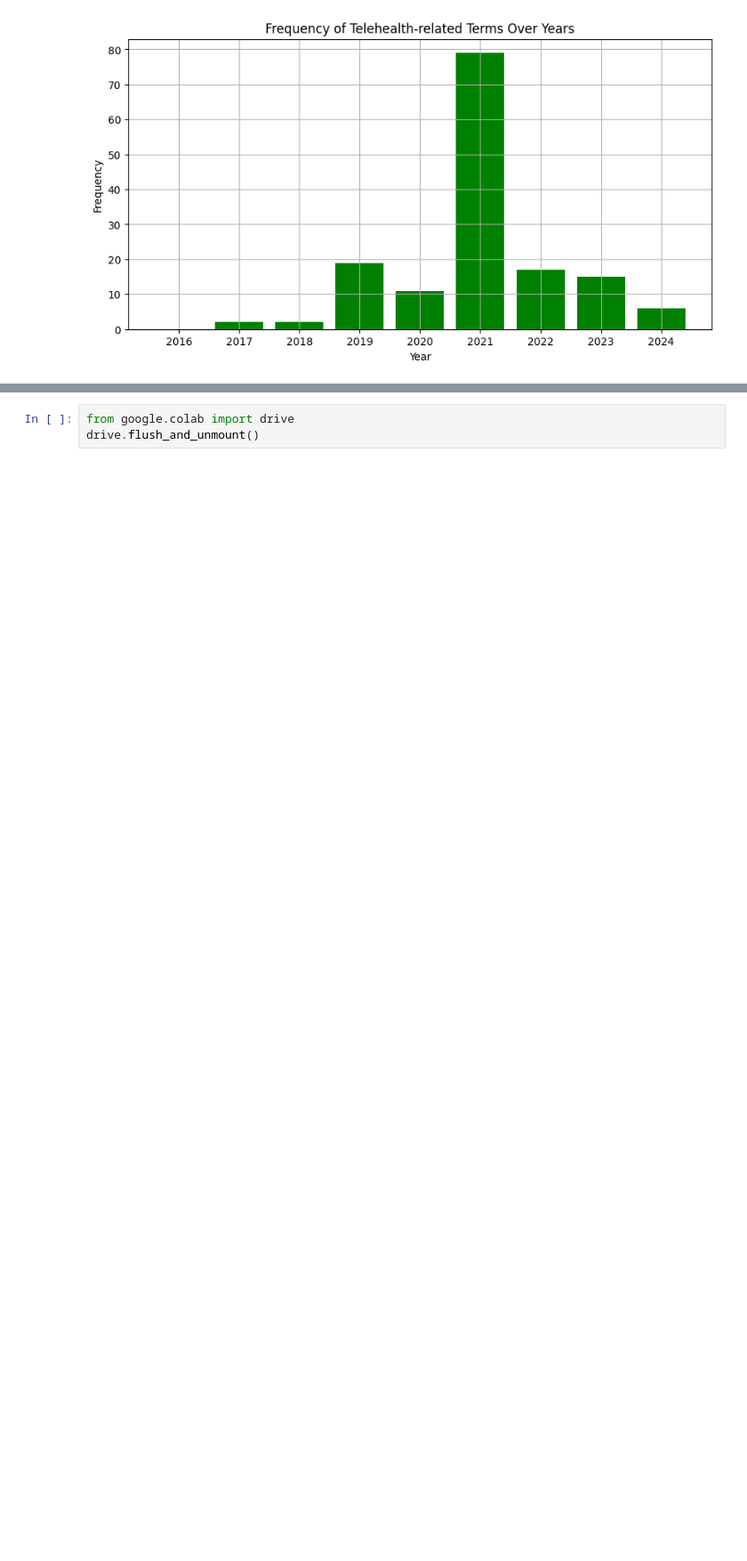
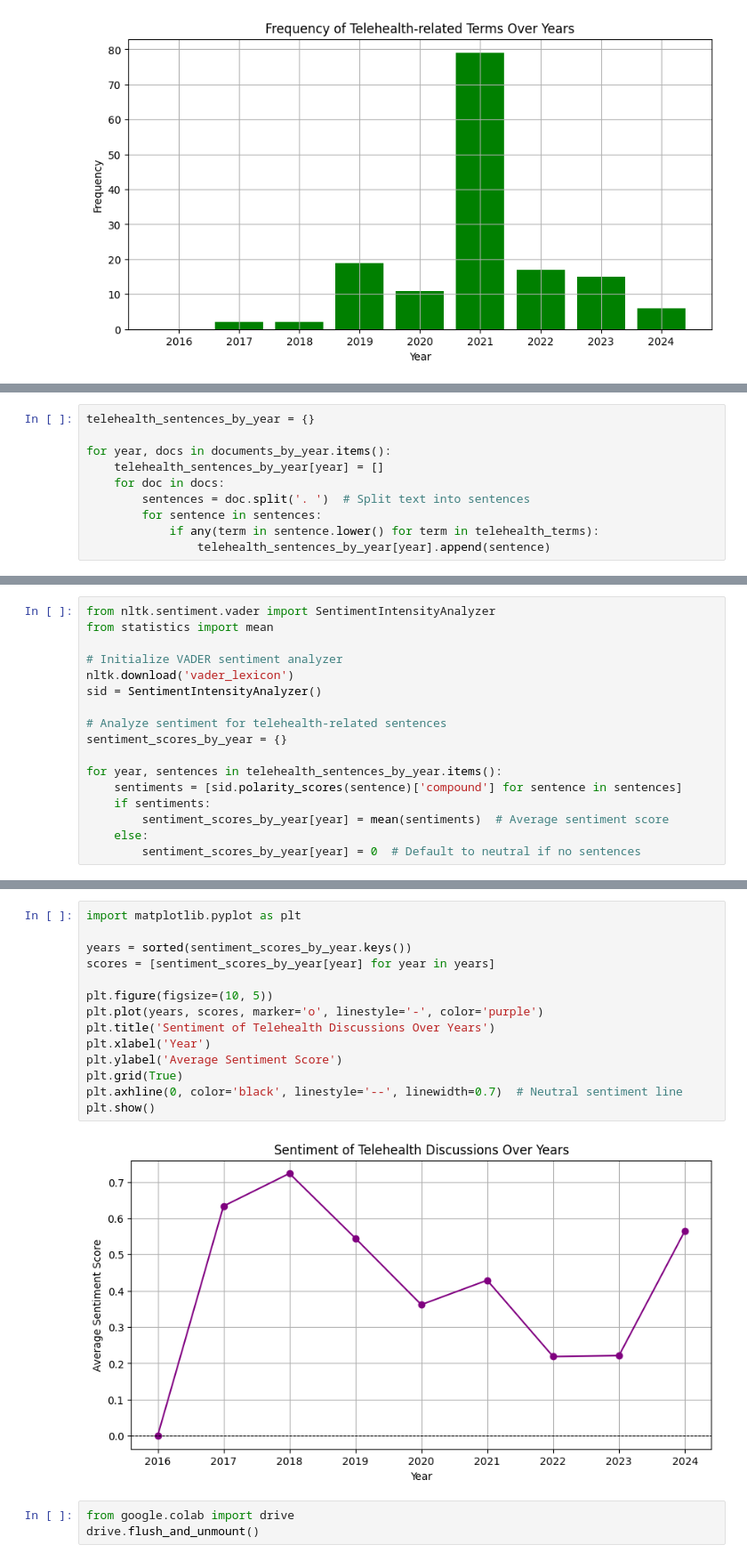
Before and after one commit to datasci-w266/2024-fall-main, a Jupyter notebook: 266_Final_Project.ipynb, the cells around one changed output, grey strips where cells are left out. Shown: that part at 89% size. Drawn from its saved outputs; the diff is of its cells as text; blank space fills up the shorter version.

```diff
--- a/266_Final_Project.ipynb
+++ b/266_Final_Project.ipynb
@@ -345,0 +348,10 @@ plt.show()
+# %%
+telehealth_sentences_by_year = {}
+
+for year, docs in documents_by_year.items():
+    telehealth_sentences_by_year[year] = []
+    for doc in docs:
+        sentences = doc.split('. ')  # Split text into sentences
+        for sentence in sentences:
+            if any(term in sentence.lower() for term in telehealth_terms):
+                telehealth_sentences_by_year[year].append(sentence)
@@ -345,0 +366,17 @@ plt.show()
+# %%
+from nltk.sentiment.vader import SentimentIntensityAnalyzer
+from statistics import mean
+
+# Initialize VADER sentiment analyzer
+nltk.download('vader_lexicon')
+sid = SentimentIntensityAnalyzer()
+
+# Analyze sentiment for telehealth-related sentences
+sentiment_scores_by_year = {}
+
+for year, sentences in telehealth_sentences_by_year.items():
+    sentiments = [sid.polarity_scores(sentence)['compound'] for sentence in sentences]
+    if sentiments:
+        sentiment_scores_by_year[year] = mean(sentiments)  # Average sentiment score
+    else:
+        sentiment_scores_by_year[year] = 0  # Default to neutral if no sentences
@@ -346,3 +386,19 @@ plt.show()
+# %%
+import matplotlib.pyplot as plt
+
+years = sorted(sentiment_scores_by_year.keys())
+scores = [sentiment_scores_by_year[year] for year in years]
+
+plt.figure(figsize=(10, 5))
+plt.plot(years, scores, marker='o', linestyle='-', color='purple')
+plt.title('Sentiment of Telehealth Discussions Over Years')
+plt.xlabel('Year')
+plt.ylabel('Average Sentiment Score')
+plt.grid(True)
+plt.axhline(0, color='black', linestyle='--', linewidth=0.7)  # Neutral sentiment line
+plt.show()
+# %% [output]
+[figure, added]
 # %%
 from google.colab import drive
 drive.flush_and_unmount()
```
Also changed, not shown: parts of 3 cells of this notebook.
